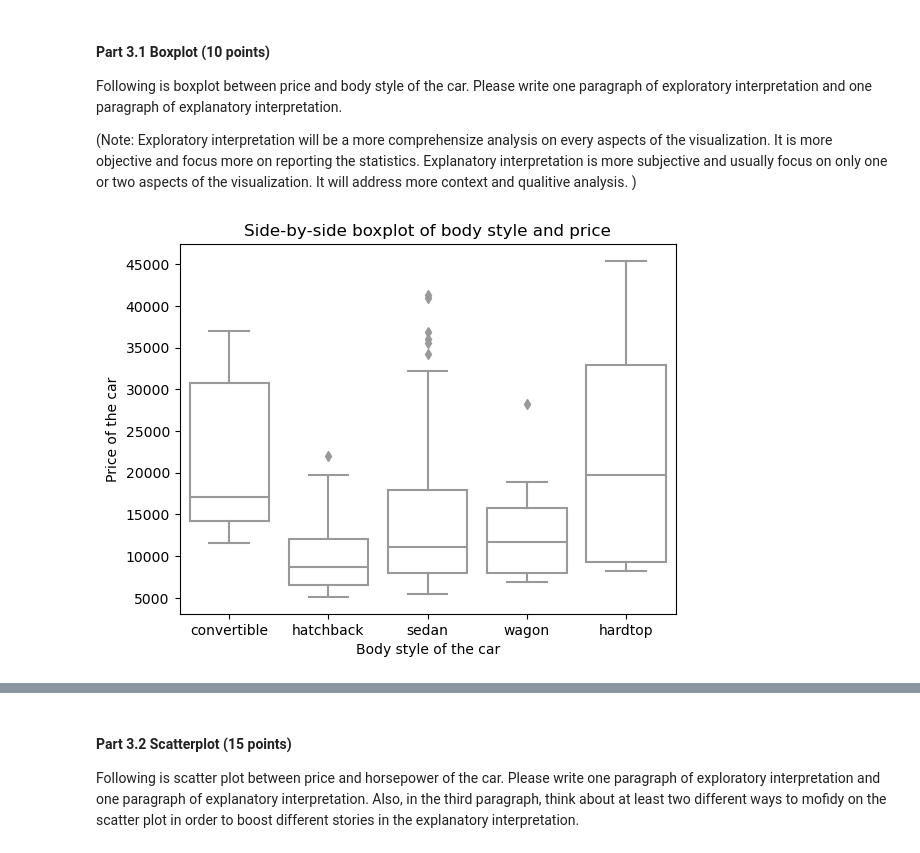
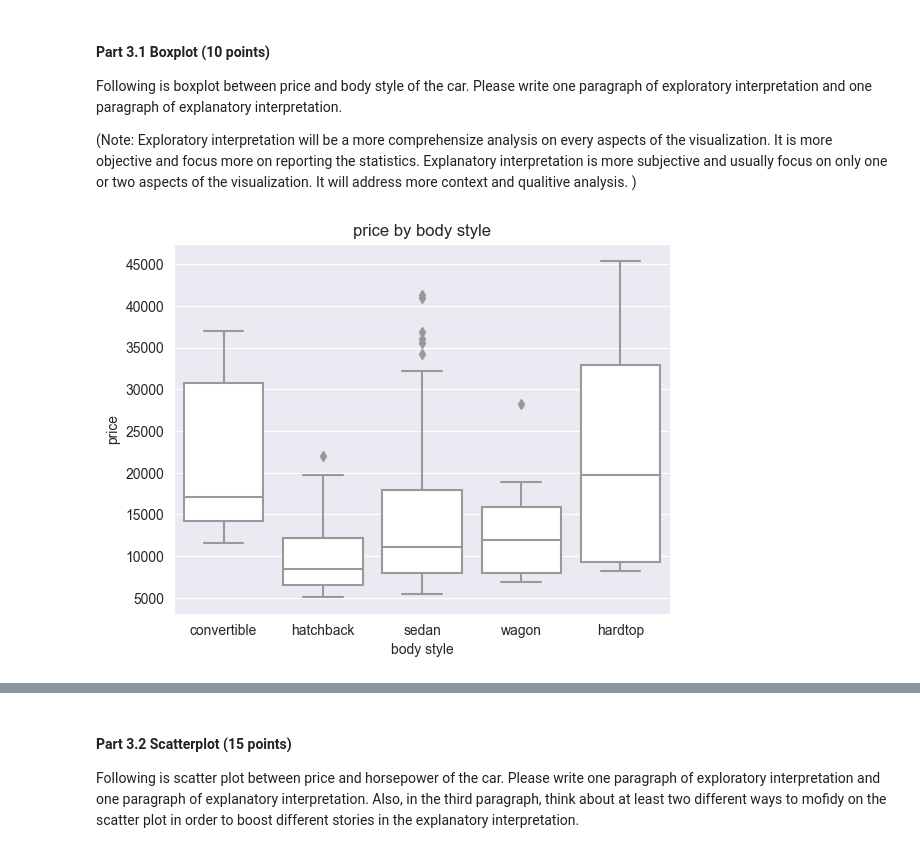
Before and after one commit to n-wible/ds4200, a Jupyter notebook: homework5/Homework5.ipynb, the cells around one changed output, grey strips where cells are left out. Cells and saved outputs as stored; diff of their text form; code cells hidden in the pictures.

```diff
--- a/homework5/Homework5.ipynb
+++ b/homework5/Homework5.ipynb
@@ -72,6 +225,16 @@ https://archive.ics.uci.edu/dataset/10/automobile
 # %%
-from ucimlrepo import fetch_ucirepo
+#from ucimlrepo import fetch_ucirepo
 
-automobile = fetch_ucirepo(id=10)
-X = automobile.data.features
-X.head()
+#automobile = fetch_ucirepo(id=10)
+#X = automobile.data.features
+#X.head()
+
+#
+# load data
+df = pd.read_csv("automobile.csv")
+df = df.replace("?", np.nan)
+
+# keep only rows with usable fields
+df["price"] = pd.to_numeric(df["price"], errors="coerce")
+df["horsepower"] = pd.to_numeric(df["horsepower"], errors="coerce")
+df = df.dropna(subset=["body-style", "price", "horsepower"])
@@ -90,17 +245,11 @@ Following is boxplot between price and body style of the car. Please write one p
 
 (Note: Exploratory interpretation will be a more comprehensize analysis on every aspects of the visualization. It is more objective and focus more on reporting the statistics. Explanatory interpretation is more subjective and usually focus on only one or two aspects of the visualization. It will address more context and qualitive analysis. )
 # %%
-import seaborn as sns
-import matplotlib.pyplot as plt
-
-sns.boxplot(x = X['body-style'], y = X['price'], color='white')
-
-# Set plot labels
-plt.xlabel('Body style of the car')
-plt.ylabel('Price of the car')
-plt.title('Side-by-side boxplot of body style and price')
-
-# Show the plot
+# boxplot - price vs body style
+sns.boxplot(x=df["body-style"], y=df["price"], color="white")
+plt.title("price by body style")
+plt.xlabel("body style")
+plt.ylabel("price")
 plt.show()
 # %% [output]
-[figure, old version]
+[figure, new version]
```
Also changed, not shown: parts of 19 cells of this notebook, 2 other files.
